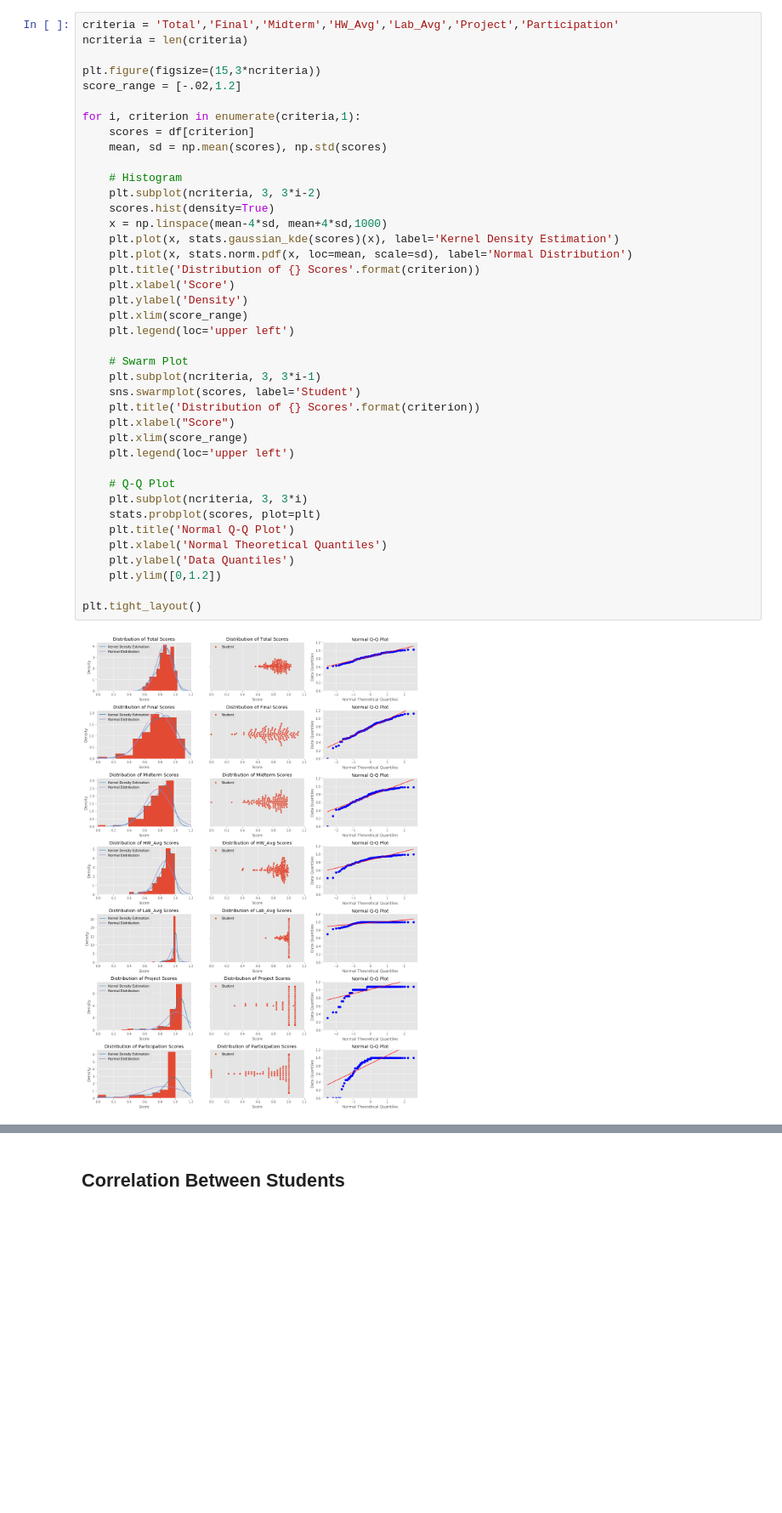
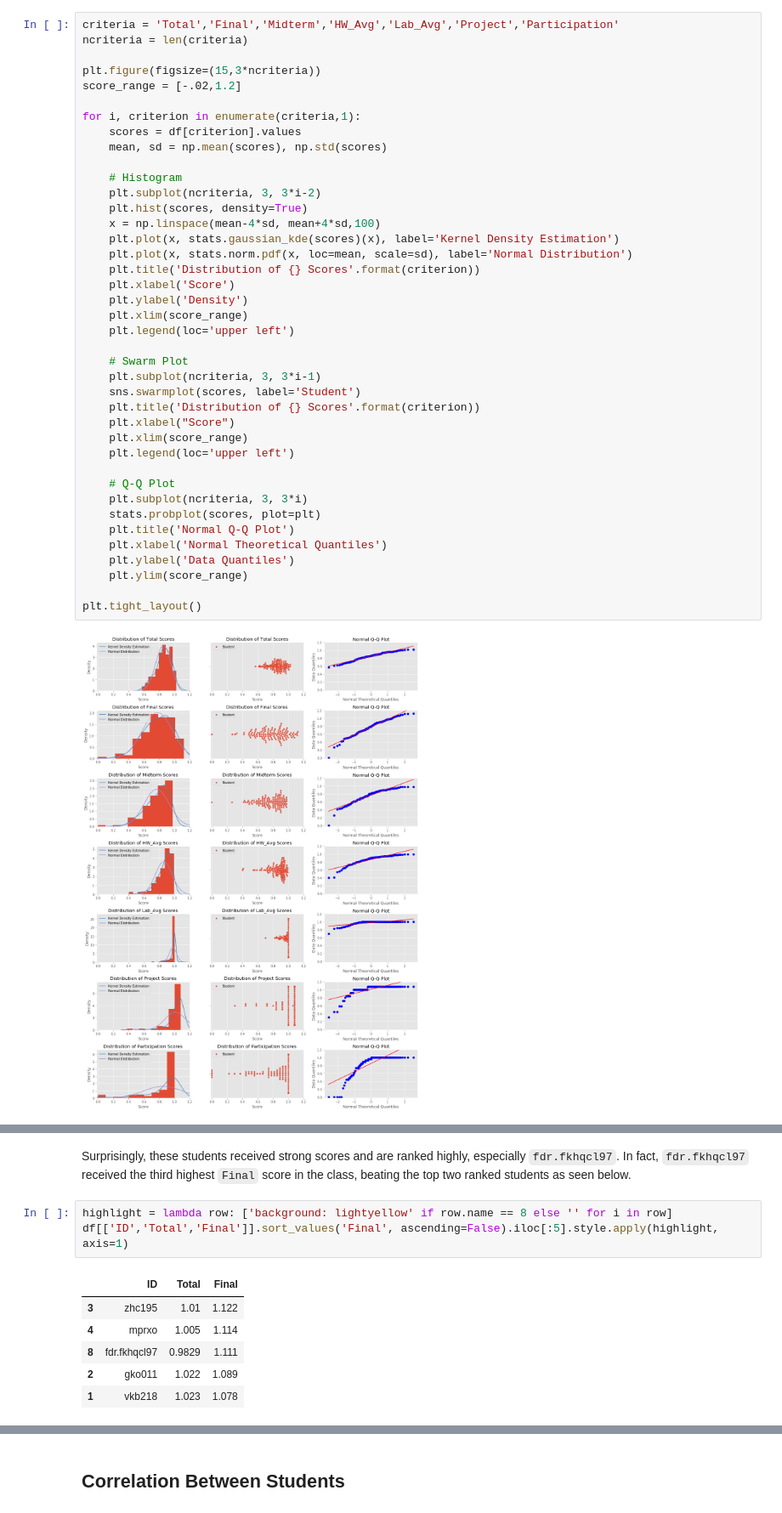
Before and after one commit to dleestat/grades, a Jupyter notebook: Grades.ipynb, the cells around one changed output, grey strips where cells are left out. Shown at 85% size. Saved outputs shown, nothing was run; the diff lists cells and outputs as text; blank space fills up the shorter version.

```diff
--- a/Grades.ipynb
+++ b/Grades.ipynb
@@ -243,13 +245,13 @@ plt.figure(figsize=(15,3*ncriteria))
 score_range = [-.02,1.2]
 
 for i, criterion in enumerate(criteria,1):
-    scores = df[criterion]
+    scores = df[criterion].values
     mean, sd = np.mean(scores), np.std(scores)
 
     # Histogram
     plt.subplot(ncriteria, 3, 3*i-2)
-    scores.hist(density=True)
-    x = np.linspace(mean-4*sd, mean+4*sd,1000)
+    plt.hist(scores, density=True)
+    x = np.linspace(mean-4*sd, mean+4*sd,100)
     plt.plot(x, stats.gaussian_kde(scores)(x), label='Kernel Density Estimation')
     plt.plot(x, stats.norm.pdf(x, loc=mean, scale=sd), label='Normal Distribution')
     plt.title('Distribution of {} Scores'.format(criterion))
@@ -272,7 +274,7 @@ for i, criterion in enumerate(criteria,1):
     plt.title('Normal Q-Q Plot')
     plt.xlabel('Normal Theoretical Quantiles')
     plt.ylabel('Data Quantiles')
-    plt.ylim([0,1.2])
+    plt.ylim(score_range)
 
 plt.tight_layout()
 # %% [output]
@@ -281,0 +295,12 @@ The `Total` and `Final` scores appear to be normally distributed. The `Midterm`,
+# %% [markdown]
+Surprisingly, these students received strong scores and are ranked highly, especially `fdr.fkhqcl97`. In fact, `fdr.fkhqcl97` received the third highest `Final` score in the class, beating the top two ranked students as seen below.
+# %%
+highlight = lambda row: ['background: lightyellow' if row.name == 8 else '' for i in row]
+df[['ID','Total','Final']].sort_values('Final', ascending=False).iloc[:5].style.apply(highlight, axis=1)
+# %% [output]
+|  | ID | Total | Final |
+| 3 | zhc195 | 1.01 | 1.122 |
+| 4 | mprxo | 1.005 | 1.114 |
+| 8 | fdr.fkhqcl97 | 0.9829 | 1.111 |
+| 2 | gko011 | 1.022 | 1.089 |
+| 1 | vkb218 | 1.023 | 1.078 |
```
Also changed, not shown: parts of 24 cells of this notebook.
